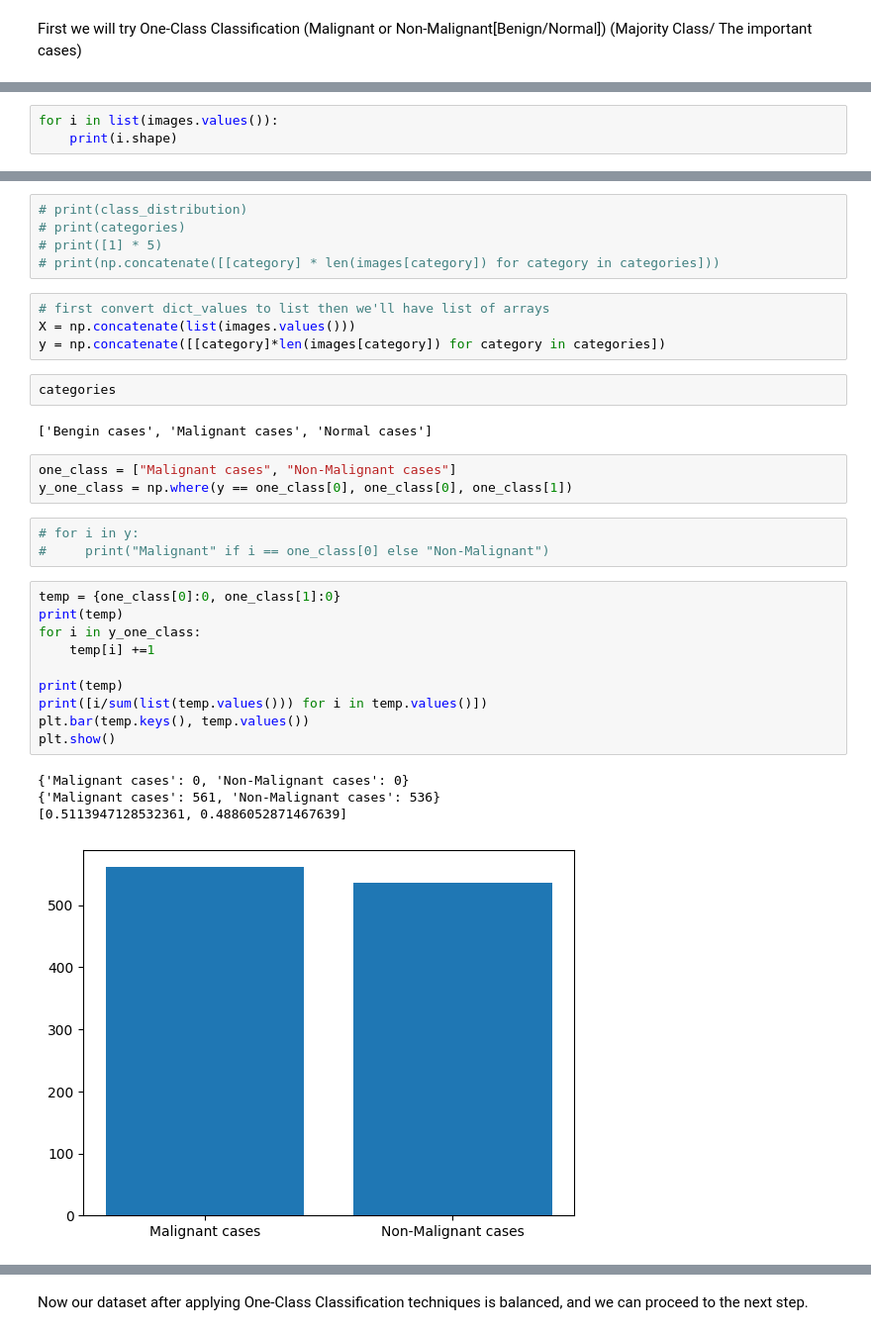
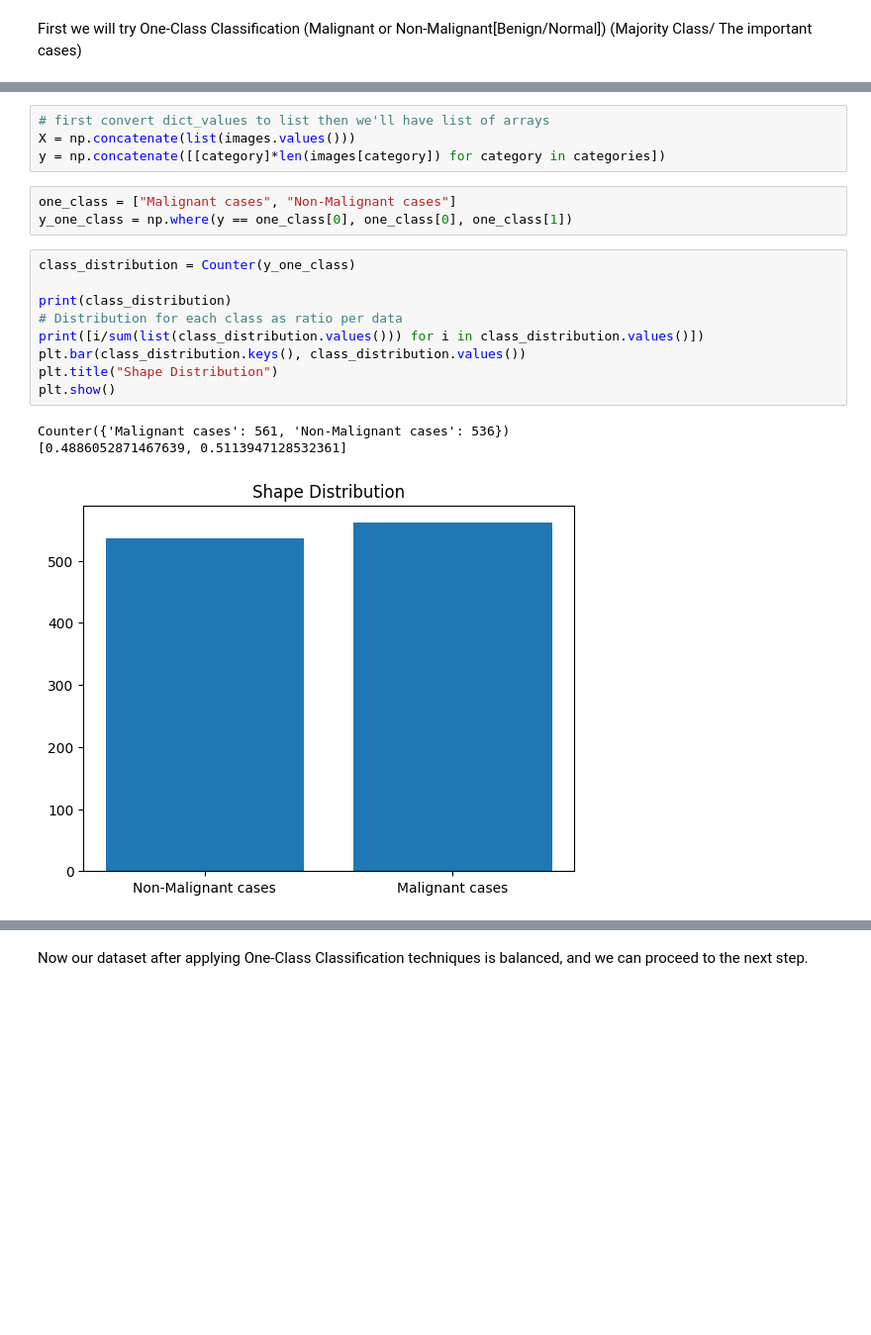
Before and after one commit to mrayyan2001/Lung-Cancer-Detection, a Jupyter notebook: main.ipynb, the cells around one changed output, grey strips where cells are left out. Shown at 99% size. Cells and saved outputs as stored; diff of their text form; blank space fills up the shorter version.

```diff
--- a/main.ipynb
+++ b/main.ipynb
@@ -162,3 +170,0 @@ print((*(1, 2), 3))
-# %%
-for i in list(images.values()):
-    print(i.shape)
@@ -183,34 +171,20 @@ for i in list(images.values()):
-# %%
-# print(class_distribution)
-# print(categories)
-# print([1] * 5)
-# print(np.concatenate([[category] * len(images[category]) for category in categories]))
 # %%
 # first convert dict_values to list then we'll have list of arrays
 X = np.concatenate(list(images.values()))
 y = np.concatenate([[category]*len(images[category]) for category in categories])
-# %%
-categories
-# %% [output]
-['Bengin cases', 'Malignant cases', 'Normal cases']
 # %%
 one_class = ["Malignant cases", "Non-Malignant cases"]
 y_one_class = np.where(y == one_class[0], one_class[0], one_class[1])
-# %%
-# for i in y:
-#     print("Malignant" if i == one_class[0] else "Non-Malignant")
 # %%
-temp = {one_class[0]:0, one_class[1]:0}
-print(temp)
-for i in y_one_class:
-    temp[i] +=1
+class_distribution = Counter(y_one_class)
 
-print(temp)
-print([i/sum(list(temp.values())) for i in temp.values()])
-plt.bar(temp.keys(), temp.values())
+print(class_distribution)
+# Distribution for each class as ratio per data
+print([i/sum(list(class_distribution.values())) for i in class_distribution.values()])
+plt.bar(class_distribution.keys(), class_distribution.values())
+plt.title("Shape Distribution")
 plt.show()
 # %% [output]
-{'Malignant cases': 0, 'Non-Malignant cases': 0}
-{'Malignant cases': 561, 'Non-Malignant cases': 536}
-[0.5113947128532361, 0.4886052871467639]
+Counter({'Malignant cases': 561, 'Non-Malignant cases': 536})
+[0.4886052871467639, 0.5113947128532361]
-[figure, old version]
+[figure, new version]
```
Also changed, not shown: parts of 32 cells of this notebook, 5 other files.
